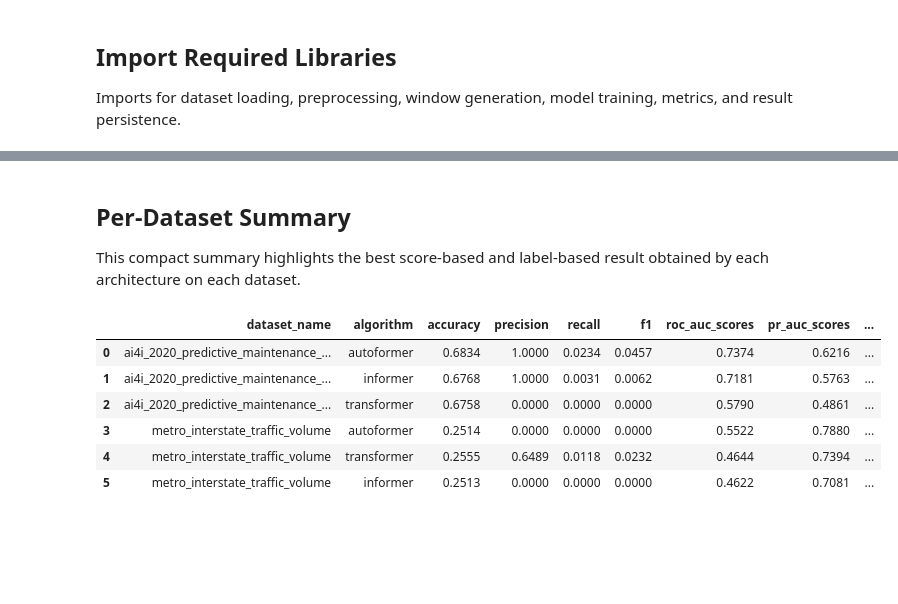
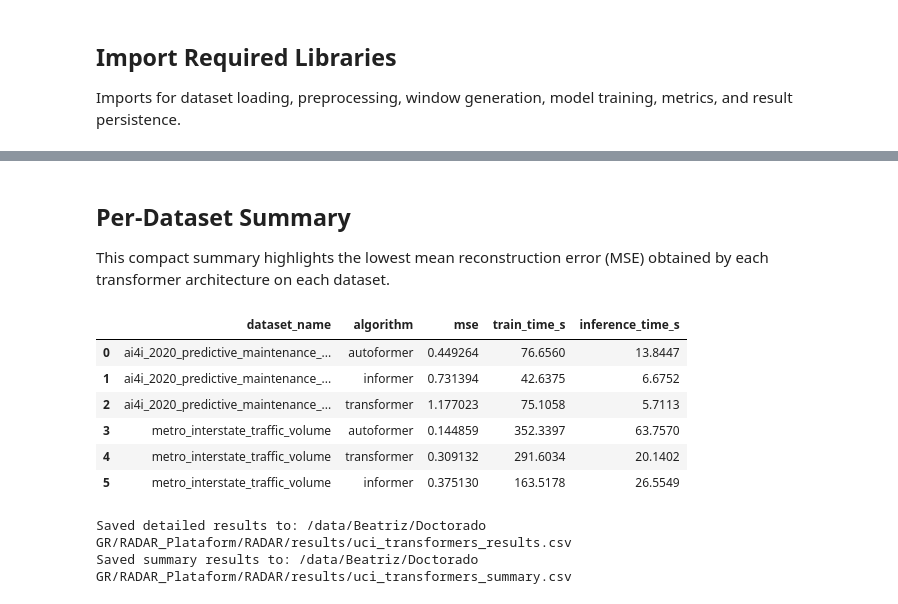
Before and after one commit to ari-dasci/S-RADAR, a Jupyter notebook: notebooks/experiment_transformers_models.ipynb, the cells around one changed output, grey strips where cells are left out. Cells and saved outputs as stored; diff of their text form; code cells hidden in the pictures; blank space fills up the shorter version.

```diff
--- a/notebooks/experiment_transformers_models.ipynb
+++ b/notebooks/experiment_transformers_models.ipynb
@@ -185,10 +183,9 @@ def tensor_to_numpy(values):
         values = values.detach().cpu().numpy()
     return np.asarray(values)
 
-def score_to_labels(scores):
+def summarize_mse(scores):
     scores = np.asarray(scores, dtype=float).ravel()
-    threshold = scores.mean() + 3 * scores.std()
-    return (scores > threshold).astype(int), float(threshold)
+    return float(scores.mean()) if scores.size else np.nan
 
 transformer_model_configs = [
     {
@@ -246,7 +243,6 @@ transformer_results = []
 for dataset_key, config in dataset_configs.items():
     input_dim = config['X_train_windows'].shape[2]
     seq_len = config['window_size']
-    y_true = config['y_test_labels']
 
     print(f'\nDataset: {config["dataset"]}')
     print(f'Features: {input_dim} | Train windows: {config["train_windows"]} | Test windows: {config["test_windows"]}')
@@ -291,21 +287,16 @@ for dataset_key, config in dataset_configs.items():
 
         inference_start = time.time()
         scores = tensor_to_numpy(model.decision_function(config['X_test_windows'])).ravel()
-        y_pred, threshold = score_to_labels(scores)
         inference_time = time.time() - inference_start
 
-        finite_scores = np.isfinite(scores).all()
-        accuracy = metrics_module.metric_accuracy(y_true, y_pred) / 100
-        precision = metrics_module.metric_precision(y_true, y_pred)
-        recall = metrics_module.metric_recall(y_true, y_pred)
-        f1 = metrics_module.metric_F1score(y_true, y_pred)
-        roc_auc = metrics_module.metric_AUC_ROC_scores(y_true, scores) if finite_scores else np.nan
-        pr_auc = metrics_module.metric_PR_AUC(y_true, scores) if finite_scores else np.nan
+        finite_scores = bool(np.isfinite(scores).all())
+        mse = summarize_mse(scores) if finite_scores else np.nan
 
         print(f'  Model: {algorithm_name}')
-        print(f'    Accuracy={accuracy:.3f} | Precision={precision:.3f} | Recall={recall:.3f} | F1={f1:.3f}')
-        if finite_scores:
-            print(f'    ROC AUC={roc_auc:.3f} | PR AUC={pr_auc:.3f} | threshold={threshold:.4f}')
+        if np.isfinite(mse):
+            print(f'    MSE={mse:.6f}')
+        else:
+            print('    MSE=nan (non-finite scores)')
 
         transformer_results.append({
             'dataset_key': dataset_key,
@@ -317,18 +308,12 @@ for dataset_key, config in dataset_configs.items():
             'test_windows': config['test_windows'],
             'train_time_s': round(train_time, 4),
             'inference_time_s': round(inference_time, 4),
-            'threshold': round(threshold, 6),
-            'accuracy': round(accuracy, 4),
-            'precision': round(precision, 4),
-            'recall': round(recall, 4),
-            'f1': round(f1, 4),
-            'roc_auc_scores': round(float(roc_auc), 4) if np.isfinite(roc_auc) else np.nan,
-            'pr_auc_scores': round(float(pr_auc), 4) if np.isfinite(pr_auc) else np.nan,
+            'mse': round(float(mse), 6) if np.isfinite(mse) else np.nan,
         })
 
 transformer_results_df = pd.DataFrame(transformer_results).sort_values(
-    ['dataset_name', 'pr_auc_scores', 'roc_auc_scores', 'f1'],
-    ascending=[True, False, False, False],
+    ['dataset_name', 'mse'],
+    ascending=[True, True],
     na_position='last',
 ).reset_index(drop=True)
 
@@ -409,33 +367,28 @@ Epoch 5/5, Loss: 0.883475
 # %% [markdown]
 ## Per-Dataset Summary
 
-This compact summary highlights the best score-based and label-based result obtained by each architecture on each dataset.
+This compact summary highlights the lowest mean reconstruction error (MSE) obtained by each transformer architecture on each dataset.
 # %%
 transformer_summary_df = (
     transformer_results_df.groupby(['dataset_name', 'algorithm'], as_index=False)
     .agg({
-        'accuracy': 'max',
-        'precision': 'max',
-        'recall': 'max',
-        'f1': 'max',
-        'roc_auc_scores': 'max',
-        'pr_auc_scores': 'max',
+        'mse': 'min',
         'train_time_s': 'mean',
         'inference_time_s': 'mean',
     })
-    .sort_values(['dataset_name', 'pr_auc_scores', 'roc_auc_scores'], ascending=[True, False, False])
+    .sort_values(['dataset_name', 'mse'], ascending=[True, True], na_position='last')
     .reset_index(drop=True)
 )
 
 display(transformer_summary_df)
 # %% [output]
-|  | dataset_name | algorithm | accuracy | precision | recall | f1 | roc_auc_scores | pr_auc_scores | ... |
-| 0 | ai4i_2020_predictive_maintenance_... | autoformer | 0.6834 | 1.0000 | 0.0234 | 0.0457 | 0.7374 | 0.6216 | ... |
-| 1 | ai4i_2020_predictive_maintenance_... | informer | 0.6768 | 1.0000 | 0.0031 | 0.0062 | 0.7181 | 0.5763 | ... |
-| 2 | ai4i_2020_predictive_maintenance_... | transformer | 0.6758 | 0.0000 | 0.0000 | 0.0000 | 0.5790 | 0.4861 | ... |
-| 3 | metro_interstate_traffic_volume | autoformer | 0.2514 | 0.0000 | 0.0000 | 0.0000 | 0.5522 | 0.7880 | ... |
-| 4 | metro_interstate_traffic_volume | transformer | 0.2555 | 0.6489 | 0.0118 | 0.0232 | 0.4644 | 0.7394 | ... |
-| 5 | metro_interstate_traffic_volume | informer | 0.2513 | 0.0000 | 0.0000 | 0.0000 | 0.4622 | 0.7081 | ... |
+|  | dataset_name | algorithm | mse | train_time_s | inference_time_s |
+| 0 | ai4i_2020_predictive_maintenance_... | autoformer | 0.449264 | 76.6560 | 13.8447 |
+| 1 | ai4i_2020_predictive_maintenance_... | informer | 0.731394 | 42.6375 | 6.6752 |
+| 2 | ai4i_2020_predictive_maintenance_... | transformer | 1.177023 | 75.1058 | 5.7113 |
+| 3 | metro_interstate_traffic_volume | autoformer | 0.144859 | 352.3397 | 63.7570 |
+| 4 | metro_interstate_traffic_volume | transformer | 0.309132 | 291.6034 | 20.1402 |
+| 5 | metro_interstate_traffic_volume | informer | 0.375130 | 163.5178 | 26.5549 |
 # %%
 results_dir = project_root / 'results'
 results_dir.mkdir(parents=True, exist_ok=True)
@@ -448,3 +401,6 @@ transformer_summary_df.to_csv(results_summary_path, index=False)
 
 print(f'Saved detailed results to: {results_main_path}')
 print(f'Saved summary results to: {results_summary_path}')
+# %% [output]
+Saved detailed results to: /data/Beatriz/Doctorado GR/RADAR_Plataform/RADAR/results/uci_transformers_results.csv
+Saved summary results to: /data/Beatriz/Doctorado GR/RADAR_Plataform/RADAR/results/uci_transformers_summary.csv
```
Also changed, not shown: parts of 4 cells of this notebook, 12 other files.
